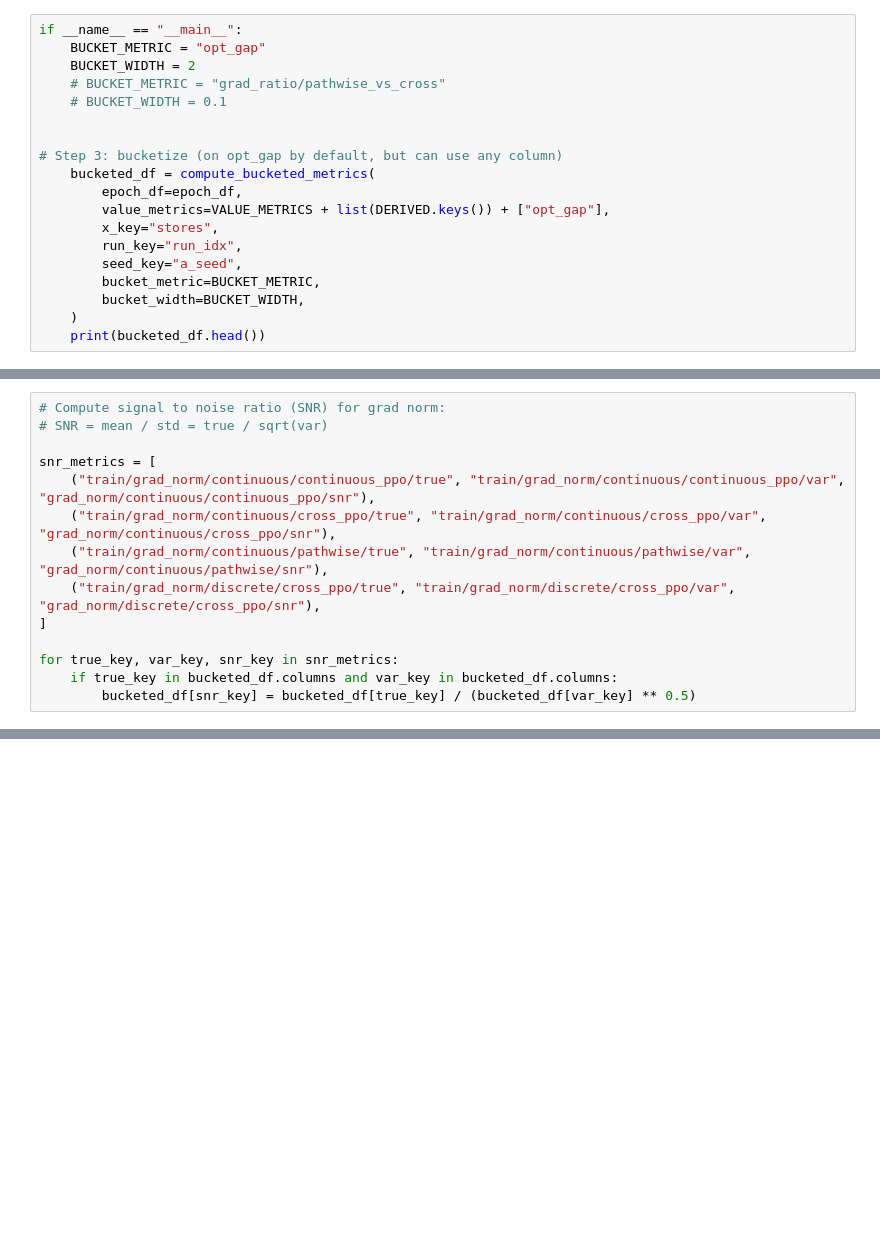
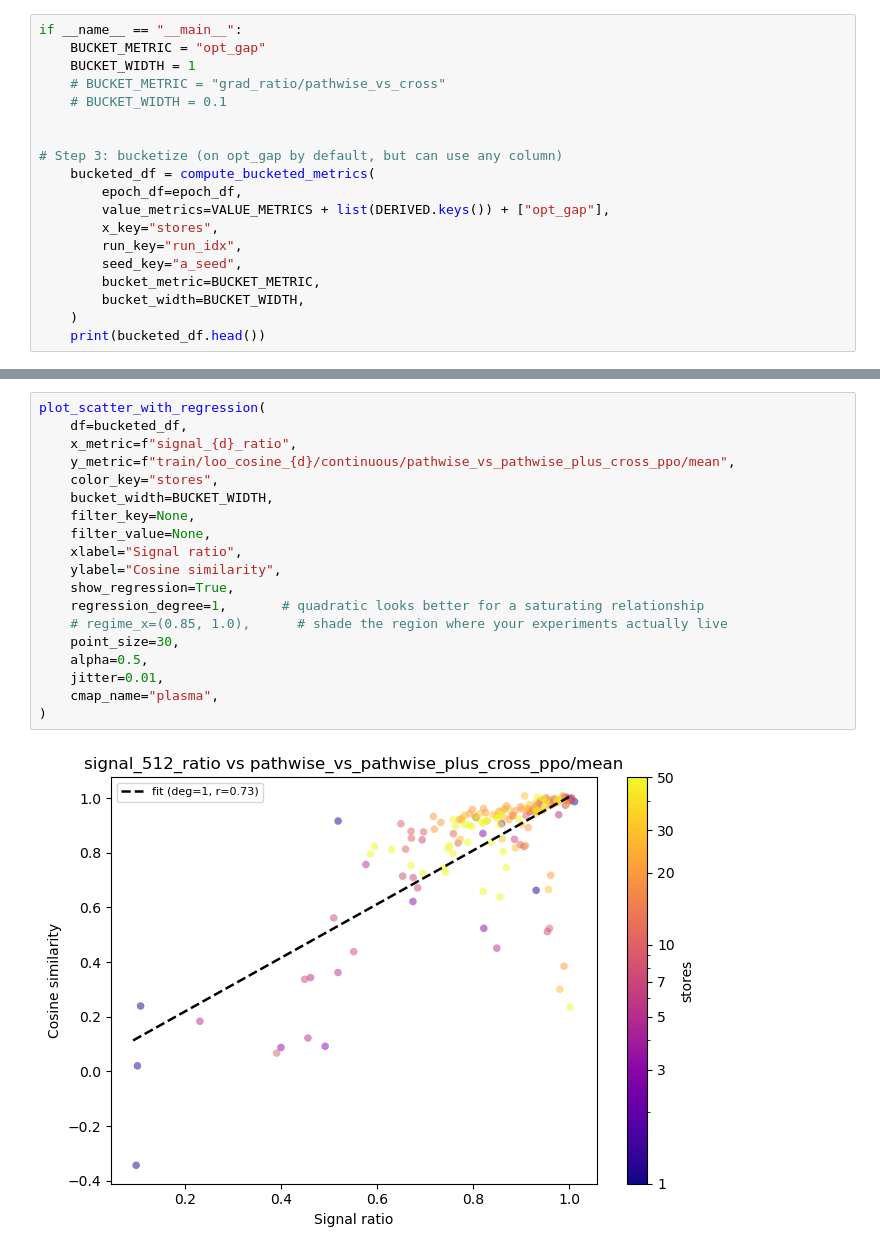
Before and after one commit to MatiasAlvo/hybrid-rl, a Jupyter notebook: sweep_analysis.ipynb, the cells around one changed output, grey strips where cells are left out. Cells and saved outputs as stored; diff of their text form; blank space fills up the shorter version.

```diff
--- a/sweep_analysis.ipynb
+++ b/sweep_analysis.ipynb
@@ -387,7 +691,7 @@ if __name__ == "__main__":
 # %%
 if __name__ == "__main__":
     BUCKET_METRIC = "opt_gap"
-    BUCKET_WIDTH = 2
+    BUCKET_WIDTH = 1
     # BUCKET_METRIC = "grad_ratio/pathwise_vs_cross"
     # BUCKET_WIDTH = 0.1
 
@@ -424,14 +727,0 @@ if __name__ == "__main__":
-# %%
-# Compute signal to noise ratio (SNR) for grad norm:
-# SNR = mean / std = true / sqrt(var)
-
-snr_metrics = [
-    ("train/grad_norm/continuous/continuous_ppo/true", "train/grad_norm/continuous/continuous_ppo/var", "grad_norm/continuous/continuous_ppo/snr"),
-    ("train/grad_norm/continuous/cross_ppo/true", "train/grad_norm/continuous/cross_ppo/var", "grad_norm/continuous/cross_ppo/snr"),
-    ("train/grad_norm/continuous/pathwise/true", "train/grad_norm/continuous/pathwise/var", "grad_norm/continuous/pathwise/snr"),
-    ("train/grad_norm/discrete/cross_ppo/true", "train/grad_norm/discrete/cross_ppo/var", "grad_norm/discrete/cross_ppo/snr"),
-]
-
-for true_key, var_key, snr_key in snr_metrics:
-    if true_key in bucketed_df.columns and var_key in bucketed_df.columns:
-        bucketed_df[snr_key] = bucketed_df[true_key] / (bucketed_df[var_key] ** 0.5)
@@ -517,0 +902,21 @@ if __name__ == "__main__":
+# %%
+plot_scatter_with_regression(
+    df=bucketed_df,
+    x_metric=f"signal_{d}_ratio",
+    y_metric=f"train/loo_cosine_{d}/continuous/pathwise_vs_pathwise_plus_cross_ppo/mean",
+    color_key="stores",
+    bucket_width=BUCKET_WIDTH,
+    filter_key=None,
+    filter_value=None,
+    xlabel="Signal ratio",
+    ylabel="Cosine similarity",
+    show_regression=True,
+    regression_degree=1,       # quadratic looks better for a saturating relationship
+    # regime_x=(0.85, 1.0),      # shade the region where your experiments actually live
+    point_size=30,
+    alpha=0.5,
+    jitter=0.01,
+    cmap_name="plasma",
+)
+# %% [output]
+[figure, added]
```
Also changed, not shown: parts of 15 cells of this notebook, 25 other files.
